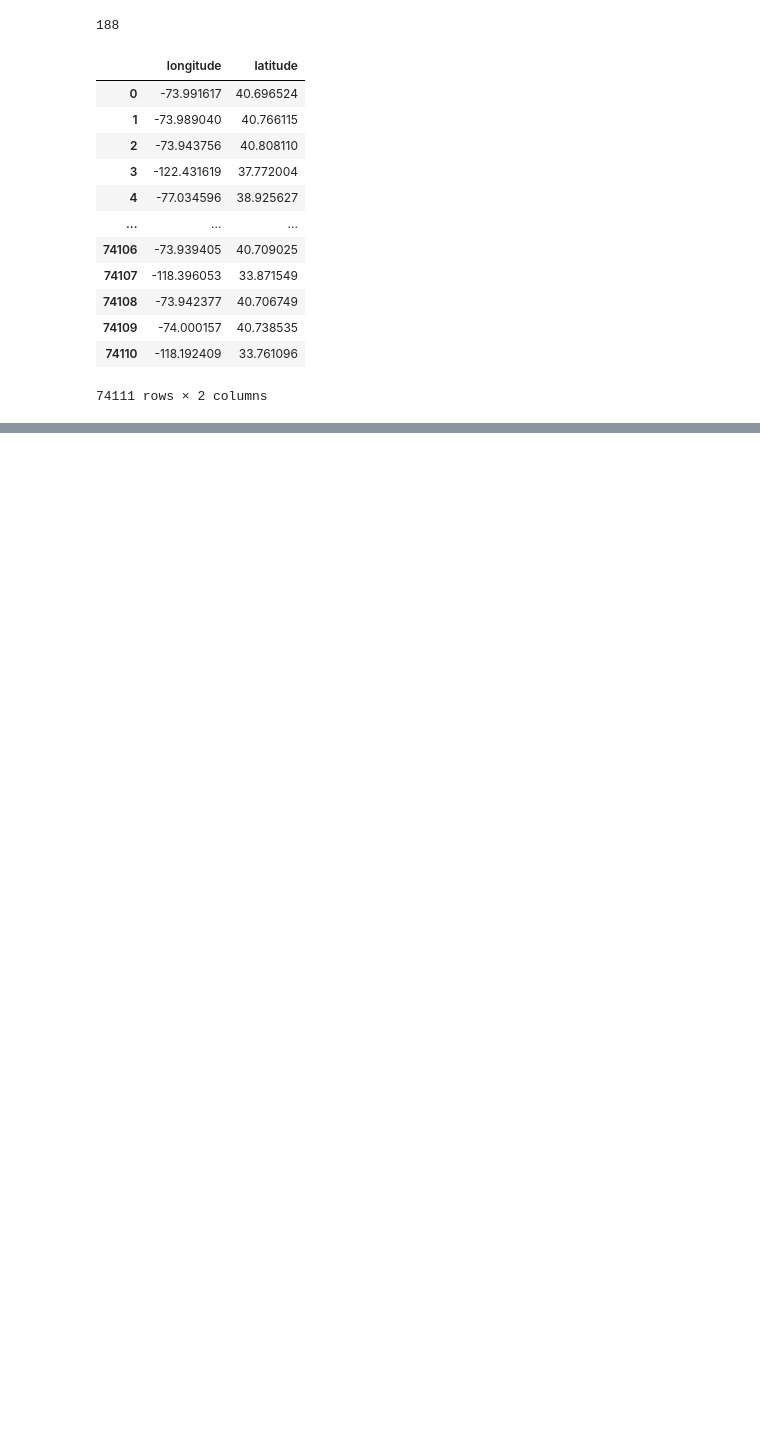
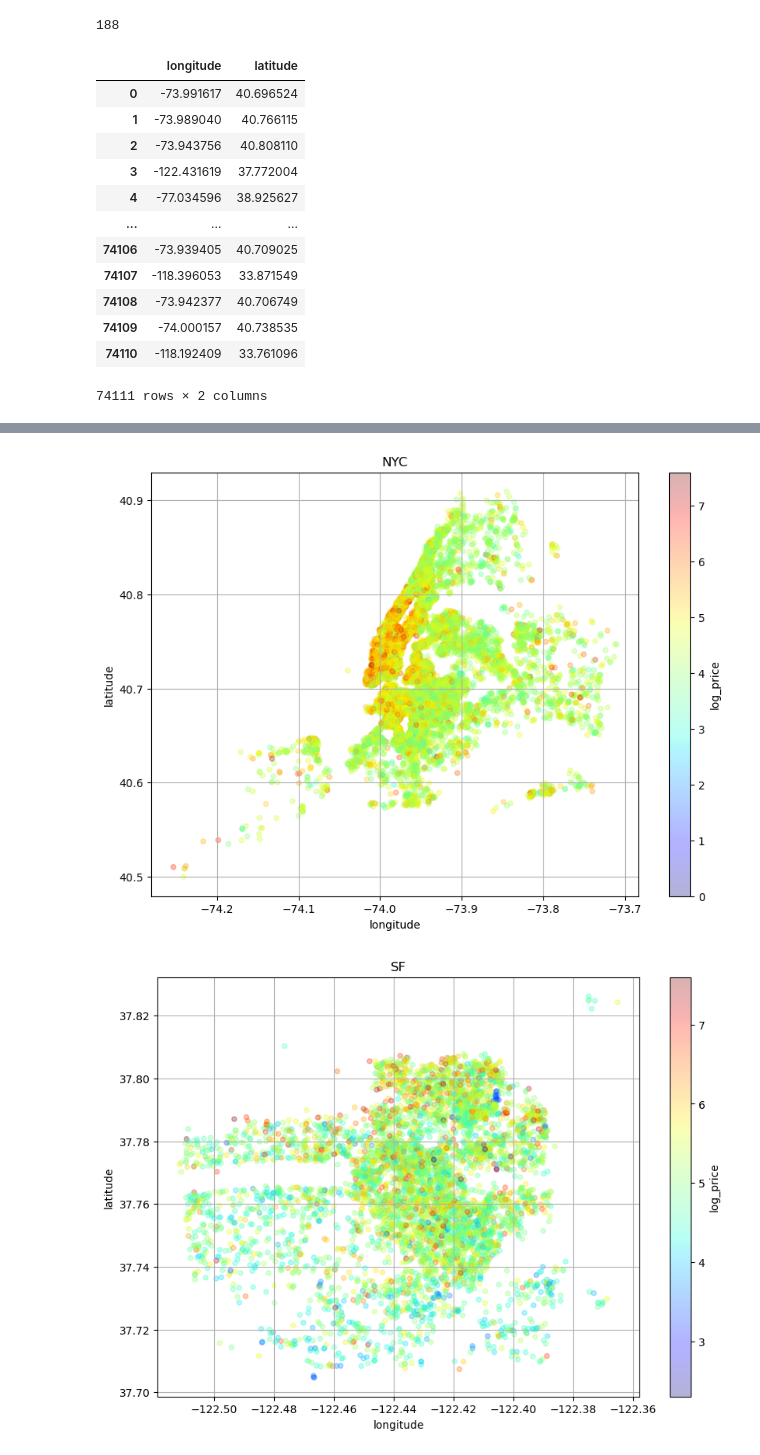
Before and after one commit to calebsuminkim/da_28_2nd_1team, a Jupyter notebook: 2ndproject.ipynb, the cells around one changed output, grey strips where cells are left out. Saved outputs shown, nothing was run; the diff lists cells and outputs as text; code cells hidden in the pictures; blank space fills up the shorter version.

```diff
--- a/2ndproject.ipynb
+++ b/2ndproject.ipynb
@@ -146,0 +259,11 @@ df.plot(kind = 'scatter', x = 'longitude', y = 'latitude', alpha = 0.1, grid = T
+# %%
+cities = air['city'].unique()
+for city in cities:
+    air[air['city']==city].plot(kind='scatter', x='longitude', y='latitude', alpha=0.3,
+                        grid=True, c='log_price', cmap='jet', colorbar=True,
+                        figsize=(10,7))
+    plt.title(city)
+    plt.show()
+# %% [output]
+[figure, added]
+[figure, added]
```
Also changed, not shown: parts of 131 cells of this notebook.
